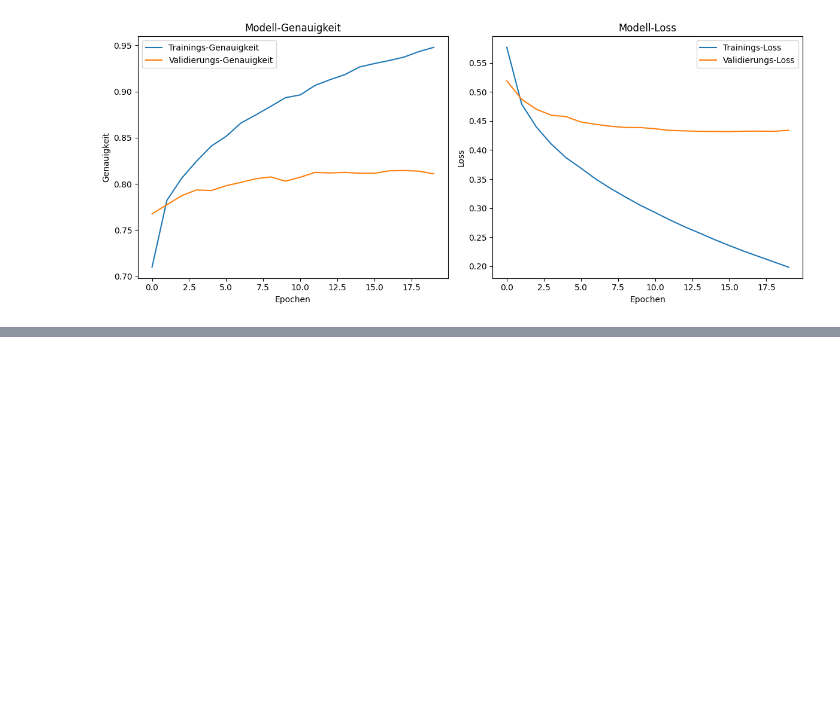
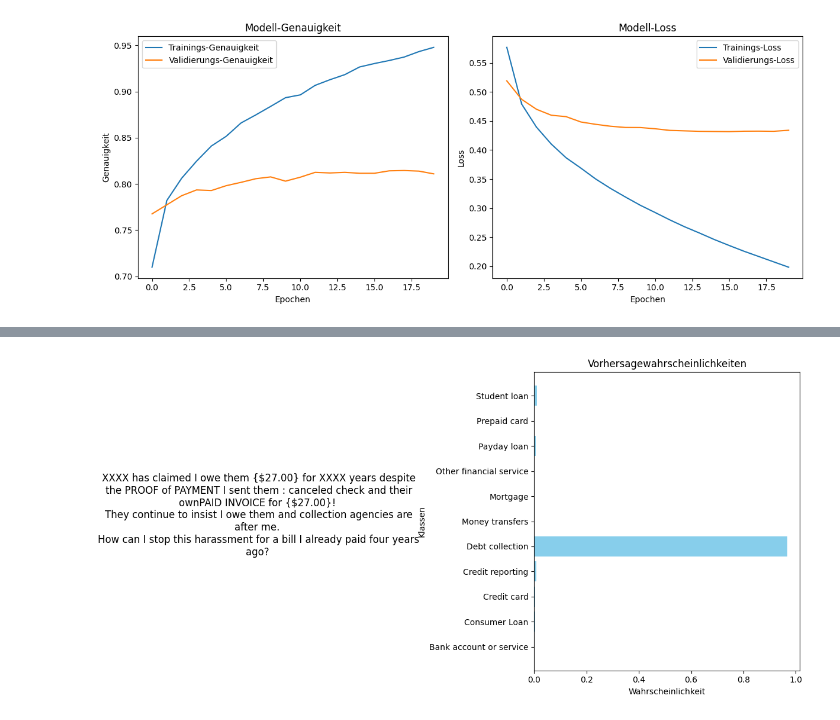
Before and after one commit to jaeniboy/nlp-genres, a Jupyter notebook: text_classification.ipynb, the cells around one changed output, grey strips where cells are left out. Cells and saved outputs as stored; diff of their text form; code cells hidden in the pictures; blank space fills up the shorter version.

```diff
--- a/text_classification.ipynb
+++ b/text_classification.ipynb
@@ -1508,0 +1683,4 @@ plt.show()
+# %%
+text = X[0]
+neue_daten = tf.convert_to_tensor([text])
+vorhersagen = model.predict(neue_daten)
@@ -1508,0 +1689,22 @@ plt.show()
+# %%
+# Subplots mit 1 Zeile, 2 Spalten erstellen
+fig, (ax_left, ax_right) = plt.subplots(1, 2, figsize=(12, 6),
+                                       gridspec_kw={'width_ratios': [1, 2]})
+
+ax_left.text(0.5, 0.5, text,
+            ha='center', va='center',
+            wrap=True,
+            fontsize=12)
+ax_left.axis('off')  # Achsen ausblenden
+
+# Rechte Seite: Balkendiagramm
+ax_right.barh(le.classes_, probs, color='skyblue')
+ax_right.set_title('Vorhersagewahrscheinlichkeiten')
+ax_right.set_xlabel('Wahrscheinlichkeit')
+ax_right.set_ylabel('Klassen')
+
+# Layout optimieren
+plt.tight_layout()
+plt.show()
+# %% [output]
+[figure, added]
```
Also changed, not shown: parts of 13 cells of this notebook.
